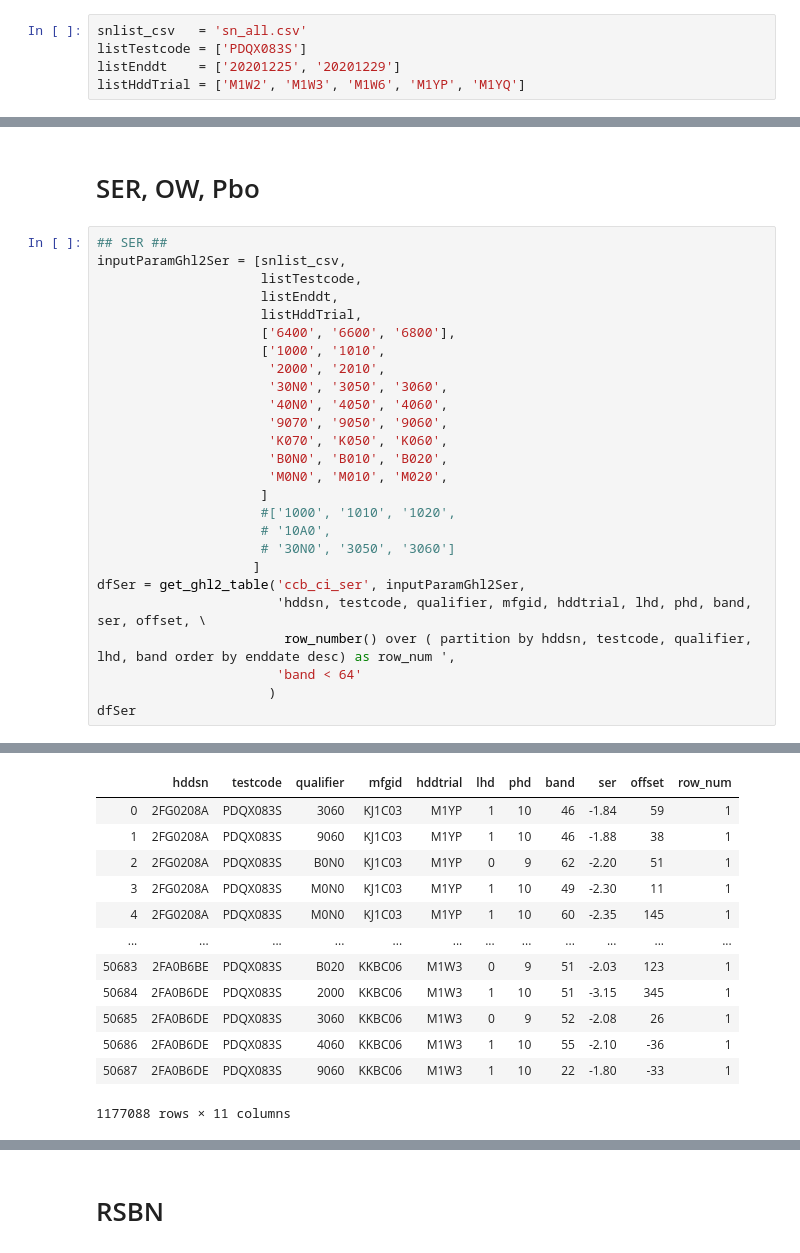
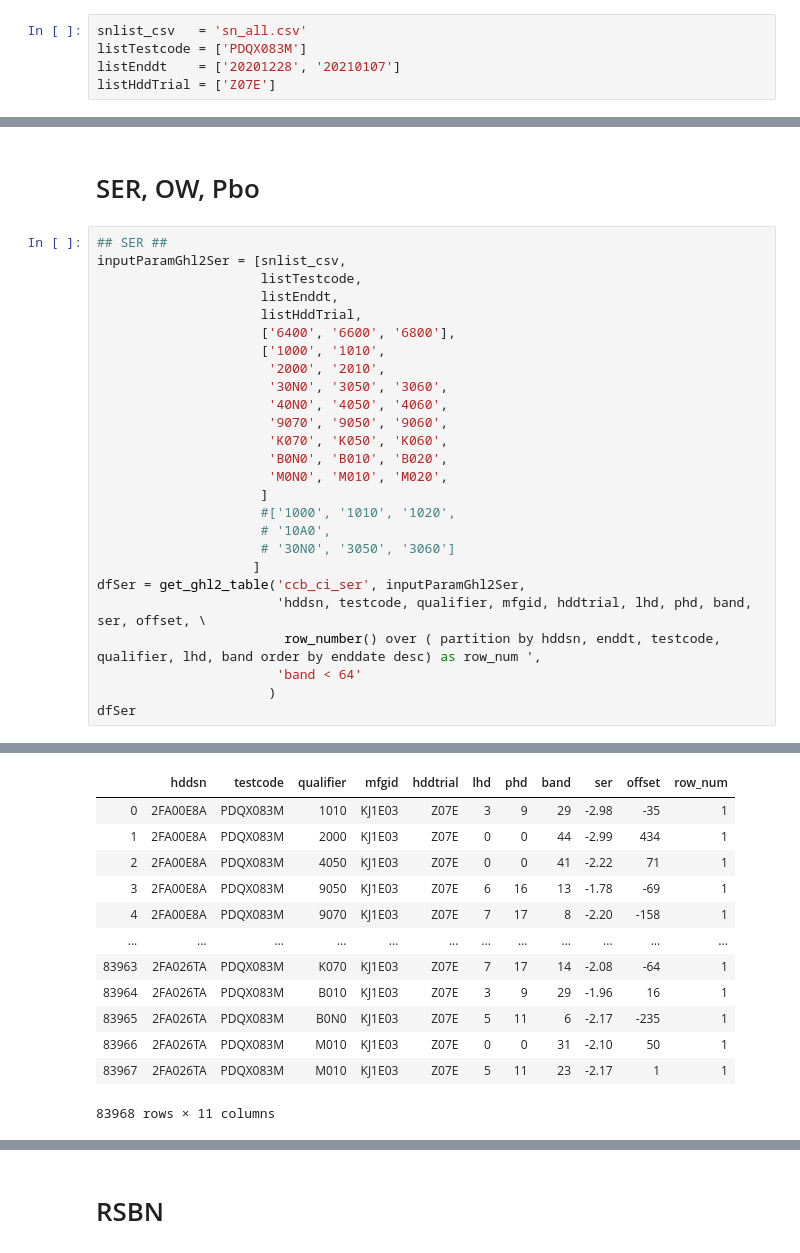
Before and after one commit to kiughigk/mfgcmd_ttr, a Jupyter notebook: notebook/prep_data.ipynb, the cells around one changed output, grey strips where cells are left out. Cells and saved outputs as stored; diff of their text form.

```diff
--- a/notebook/prep_data.ipynb
+++ b/notebook/prep_data.ipynb
@@ -168,9 +168,9 @@ def get_nth_char (strList, index=0):
     return(a)
 # %%
 snlist_csv   = 'sn_all.csv'
-listTestcode = ['PDQX083S']
-listEnddt    = ['20201225', '20201229']
-listHddTrial = ['M1W2', 'M1W3', 'M1W6', 'M1YP', 'M1YQ']
+listTestcode = ['PDQX083M']
+listEnddt    = ['20201228', '20210107']
+listHddTrial = ['Z07E']
 # %% [markdown]
 # Head Map Check
 # %%
@@ -251,7 +241,7 @@ inputParamGhl2Ser = [snlist_csv,
                     ]
 dfSer = get_ghl2_table('ccb_ci_ser', inputParamGhl2Ser,
                        'hddsn, testcode, qualifier, mfgid, hddtrial, lhd, phd, band, ser, offset, \
-                        row_number() over ( partition by hddsn, testcode, qualifier, lhd, band order by enddate desc) as row_num ',
+                        row_number() over ( partition by hddsn, enddt, testcode, qualifier, lhd, band order by enddate desc) as row_num ',
                        'band < 64'
                       )
 dfSer
@@ -269,16 +251,16 @@ current sql is select hddsn, testcode, qualifier, mfgid, hddtrial, lhd, phd, ban
 |  | hddsn | testcode | qualifier | mfgid | hddtrial | lhd | phd | band | ser | offset | row_num |
-| 0 | 2FG0208A | PDQX083S | 3060 | KJ1C03 | M1YP | 1 | 10 | 46 | -1.84 | 59 | 1 |
-| 1 | 2FG0208A | PDQX083S | 9060 | KJ1C03 | M1YP | 1 | 10 | 46 | -1.88 | 38 | 1 |
-| 2 | 2FG0208A | PDQX083S | B0N0 | KJ1C03 | M1YP | 0 | 9 | 62 | -2.20 | 51 | 1 |
-| 3 | 2FG0208A | PDQX083S | M0N0 | KJ1C03 | M1YP | 1 | 10 | 49 | -2.30 | 11 | 1 |
-| 4 | 2FG0208A | PDQX083S | M0N0 | KJ1C03 | M1YP | 1 | 10 | 60 | -2.35 | 145 | 1 |
+| 0 | 2FA00E8A | PDQX083M | 1010 | KJ1E03 | Z07E | 3 | 9 | 29 | -2.98 | -35 | 1 |
+| 1 | 2FA00E8A | PDQX083M | 2000 | KJ1E03 | Z07E | 0 | 0 | 44 | -2.99 | 434 | 1 |
+| 2 | 2FA00E8A | PDQX083M | 4050 | KJ1E03 | Z07E | 0 | 0 | 41 | -2.22 | 71 | 1 |
+| 3 | 2FA00E8A | PDQX083M | 9050 | KJ1E03 | Z07E | 6 | 16 | 13 | -1.78 | -69 | 1 |
+| 4 | 2FA00E8A | PDQX083M | 9070 | KJ1E03 | Z07E | 7 | 17 | 8 | -2.20 | -158 | 1 |
 | ... | ... | ... | ... | ... | ... | ... | ... | ... | ... | ... | ... |
-| 50683 | 2FA0B6BE | PDQX083S | B020 | KKBC06 | M1W3 | 0 | 9 | 51 | -2.03 | 123 | 1 |
-| 50684 | 2FA0B6DE | PDQX083S | 2000 | KKBC06 | M1W3 | 1 | 10 | 51 | -3.15 | 345 | 1 |
-| 50685 | 2FA0B6DE | PDQX083S | 3060 | KKBC06 | M1W3 | 0 | 9 | 52 | -2.08 | 26 | 1 |
-| 50686 | 2FA0B6DE | PDQX083S | 4060 | KKBC06 | M1W3 | 1 | 10 | 55 | -2.10 | -36 | 1 |
-| 50687 | 2FA0B6DE | PDQX083S | 9060 | KKBC06 | M1W3 | 1 | 10 | 22 | -1.80 | -33 | 1 |
+| 83963 | 2FA026TA | PDQX083M | K070 | KJ1E03 | Z07E | 7 | 17 | 14 | -2.08 | -64 | 1 |
+| 83964 | 2FA026TA | PDQX083M | B010 | KJ1E03 | Z07E | 3 | 9 | 29 | -1.96 | 16 | 1 |
+| 83965 | 2FA026TA | PDQX083M | B0N0 | KJ1E03 | Z07E | 5 | 11 | 6 | -2.17 | -235 | 1 |
+| 83966 | 2FA026TA | PDQX083M | M010 | KJ1E03 | Z07E | 0 | 0 | 31 | -2.10 | 50 | 1 |
+| 83967 | 2FA026TA | PDQX083M | M010 | KJ1E03 | Z07E | 5 | 11 | 23 | -2.17 | 1 | 1 |
-1177088 rows × 11 columns
+83968 rows × 11 columns
 # %%
 ## Roller SER ##
 inputParamGhl2SerRoller = [snlist_csv,
```
Also changed, not shown: parts of 28 cells of this notebook.
